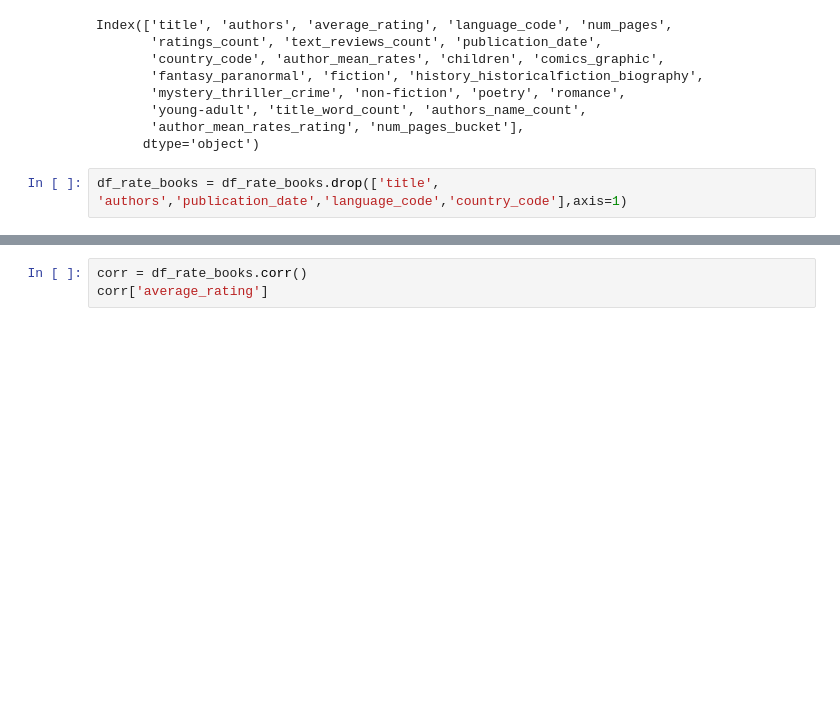
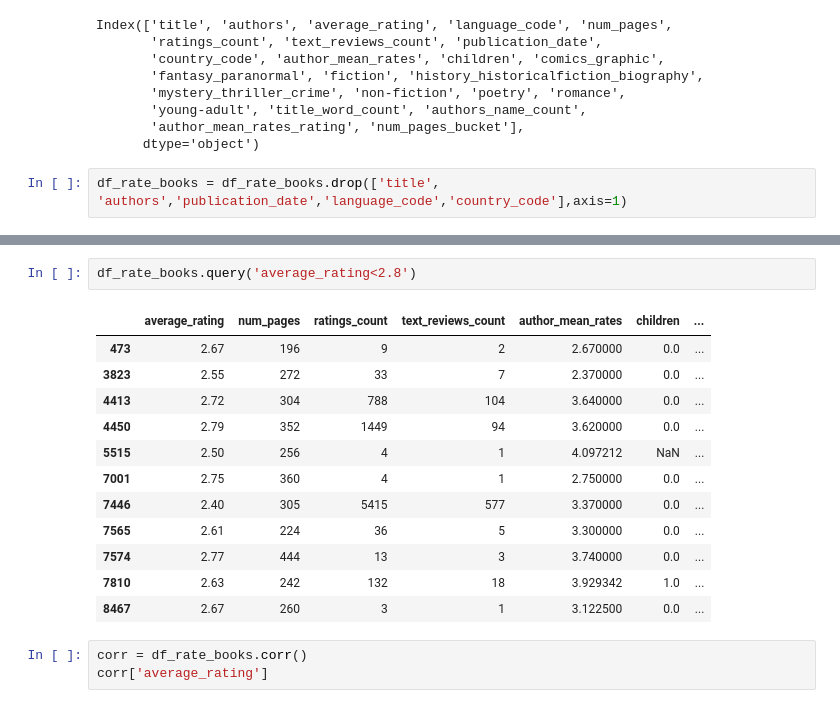
Before and after one commit to Nathan2BLK/DSTI-Project-Machine-Learning-with-Python-Labs, a Jupyter notebook: Yosr Solution/feature_engineering.ipynb, the cells around one changed output, grey strips where cells are left out. Saved outputs shown, nothing was run; the diff lists cells and outputs as text; blank space fills up the shorter version.

```diff
--- a/Yosr Solution/feature_engineering.ipynb
+++ b/Yosr Solution/feature_engineering.ipynb
@@ -131,3 +161,18 @@ df_rate_books = df_rate_books.drop(['title', 'authors','publication_date','langu
+# %%
+df_rate_books.query('average_rating<2.8')
+# %% [output]
+|  | average_rating | num_pages | ratings_count | text_reviews_count | author_mean_rates | children | ... |
+| 473 | 2.67 | 196 | 9 | 2 | 2.670000 | 0.0 | ... |
+| 3823 | 2.55 | 272 | 33 | 7 | 2.370000 | 0.0 | ... |
+| 4413 | 2.72 | 304 | 788 | 104 | 3.640000 | 0.0 | ... |
+| 4450 | 2.79 | 352 | 1449 | 94 | 3.620000 | 0.0 | ... |
+| 5515 | 2.50 | 256 | 4 | 1 | 4.097212 | NaN | ... |
+| 7001 | 2.75 | 360 | 4 | 1 | 2.750000 | 0.0 | ... |
+| 7446 | 2.40 | 305 | 5415 | 577 | 3.370000 | 0.0 | ... |
+| 7565 | 2.61 | 224 | 36 | 5 | 3.300000 | 0.0 | ... |
+| 7574 | 2.77 | 444 | 13 | 3 | 3.740000 | 0.0 | ... |
+| 7810 | 2.63 | 242 | 132 | 18 | 3.929342 | 1.0 | ... |
+| 8467 | 2.67 | 260 | 3 | 1 | 3.122500 | 0.0 | ... |
 # %%
 corr = df_rate_books.corr()
 corr['average_rating']
```
Also changed, not shown: parts of 4 cells of this notebook, 10 other files.
